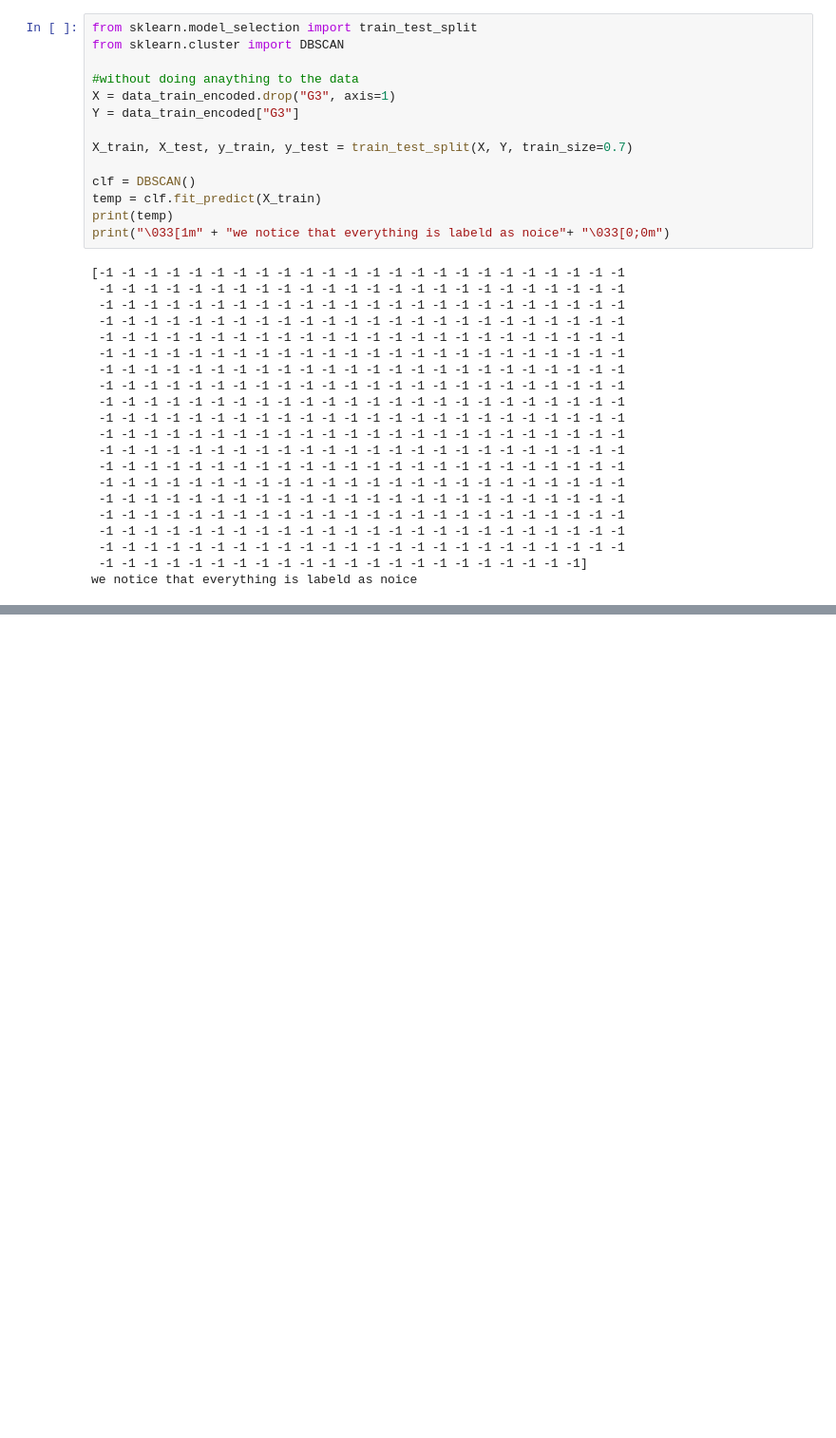
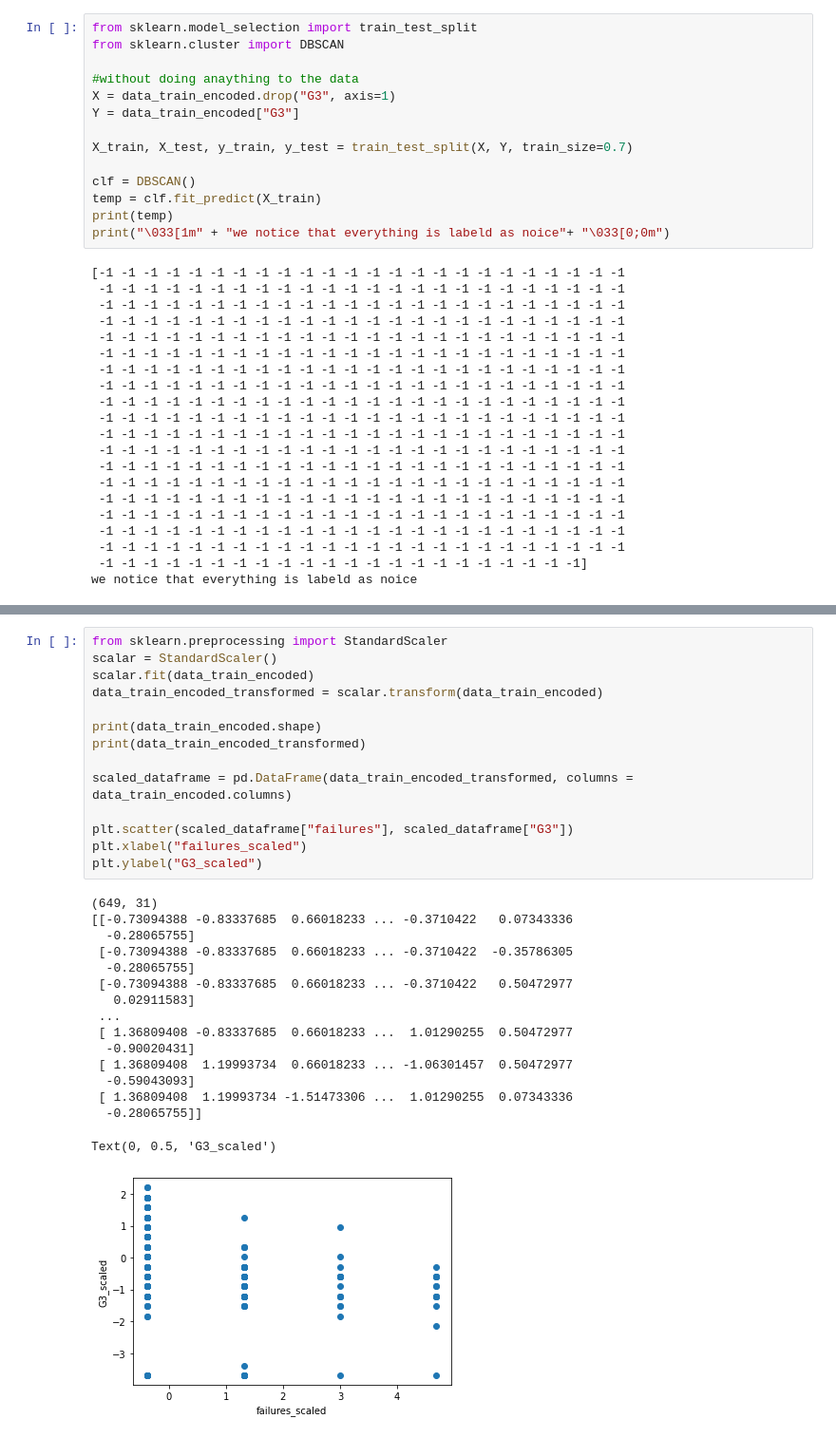
Before and after one commit to Kajlid/Final-project-Machine_Learning, a Jupyter notebook: DBScan_Simon.ipynb, the cells around one changed output, grey strips where cells are left out. Shown at 95% size. Cells and saved outputs as stored; diff of their text form; blank space fills up the shorter version.

```diff
--- a/DBScan_Simon.ipynb
+++ b/DBScan_Simon.ipynb
@@ -128,0 +131,31 @@ plt.scatter(data_train_encoded["failures"], data_train_encoded["G3"])
+# %%
+from sklearn.preprocessing import StandardScaler
+scalar = StandardScaler()
+scalar.fit(data_train_encoded)
+data_train_encoded_transformed = scalar.transform(data_train_encoded)
+
+print(data_train_encoded.shape)
+print(data_train_encoded_transformed)
+
+scaled_dataframe = pd.DataFrame(data_train_encoded_transformed, columns = data_train_encoded.columns)
+
+plt.scatter(scaled_dataframe["failures"], scaled_dataframe["G3"])
+plt.xlabel("failures_scaled")
+plt.ylabel("G3_scaled")
+# %% [output]
+(649, 31)
+[[-0.73094388 -0.83337685  0.66018233 ... -0.3710422   0.07343336
+  -0.28065755]
+ [-0.73094388 -0.83337685  0.66018233 ... -0.3710422  -0.35786305
+  -0.28065755]
+ [-0.73094388 -0.83337685  0.66018233 ... -0.3710422   0.50472977
+   0.02911583]
+ ...
+ [ 1.36809408 -0.83337685  0.66018233 ...  1.01290255  0.50472977
+  -0.90020431]
+ [ 1.36809408  1.19993734  0.66018233 ... -1.06301457  0.50472977
+  -0.59043093]
+ [ 1.36809408  1.19993734 -1.51473306 ...  1.01290255  0.07343336
+  -0.28065755]]
+Text(0, 0.5, 'G3_scaled')
+[figure, added]
```
Also changed, not shown: parts of 6 cells of this notebook.
